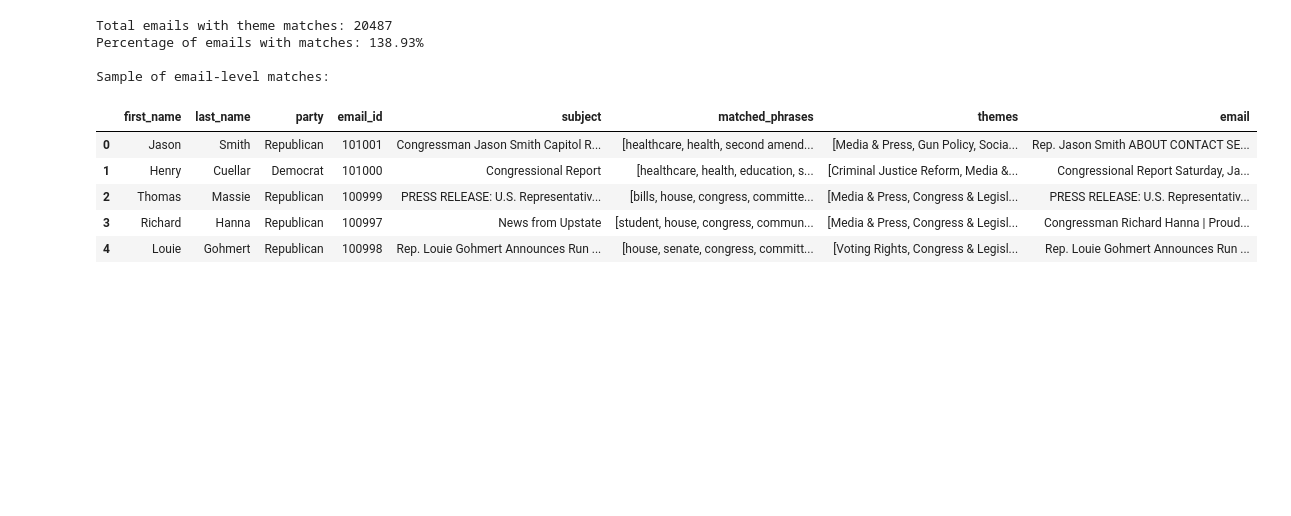
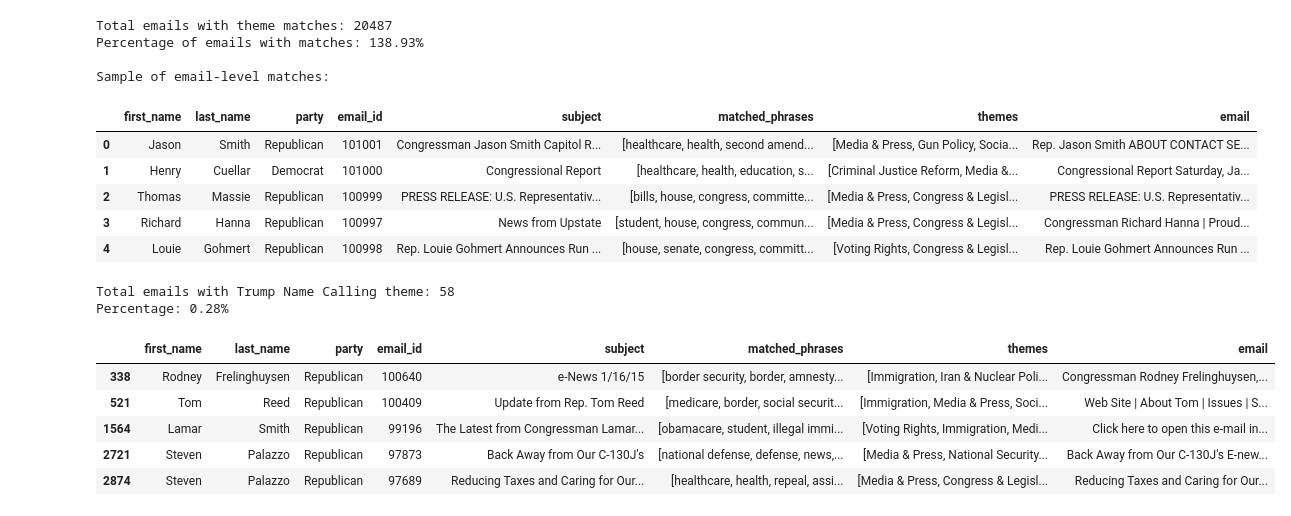
Before and after one commit to marobinette/cfd-project-ds1, a Jupyter notebook: notebooks/email_themes.ipynb, the cells around one changed output. Cells and saved outputs as stored; diff of their text form; code cells hidden in the pictures; blank space fills up the shorter version.

```diff
--- a/notebooks/email_themes.ipynb
+++ b/notebooks/email_themes.ipynb
@@ -450,7 +450,6 @@ THEMATIC_LEXICON = {
         'wacky omarosa',
         'governor moonbeam',  # Jerry Brown
         'gavin newscum',
-        'evita',  # AOC
         'old crow',  # McConnell
         'broken old crow',
         'cocaine mitch',
@@ -691,3 +690,23 @@ emails_email_matches_df.head(5)
 | 2 | Thomas | Massie | Republican | 100999 | PRESS RELEASE: U.S. Representativ... | [bills, house, congress, committe... | [Media & Press, Congress & Legisl... | PRESS RELEASE: U.S. Representativ... |
 | 3 | Richard | Hanna | Republican | 100997 | News from Upstate | [student, house, congress, commun... | [Media & Press, Congress & Legisl... | Congressman Richard Hanna | Proud... |
 | 4 | Louie | Gohmert | Republican | 100998 | Rep. Louie Gohmert Announces Run ... | [house, senate, congress, committ... | [Voting Rights, Congress & Legisl... | Rep. Louie Gohmert Announces Run ... |
+# %%
+
+# Filter for rows where 'Trump Name Calling' is in the themes list
+trump_namecalling_df = emails_email_matches_df[emails_email_matches_df['themes'].apply(lambda x: 'Trump Name Calling' in x)]
+
+# Display the results
+print(f"Total emails with Trump Name Calling theme: {len(trump_namecalling_df)}")
+print(f"Percentage: {len(trump_namecalling_df)/len(df)*100:.2f}%")
+
+# View the dataframe
+trump_namecalling_df.head(5)
+# %% [output]
+Total emails with Trump Name Calling theme: 58
+Percentage: 0.28%
+|  | first_name | last_name | party | email_id | subject | matched_phrases | themes | email |
+| 338 | Rodney | Frelinghuysen | Republican | 100640 | e-News 1/16/15 | [border security, border, amnesty... | [Immigration, Iran & Nuclear Poli... | Congressman Rodney Frelinghuysen,... |
+| 521 | Tom | Reed | Republican | 100409 | Update from Rep. Tom Reed | [medicare, border, social securit... | [Immigration, Media & Press, Soci... | Web Site | About Tom | Issues | S... |
+| 1564 | Lamar | Smith | Republican | 99196 | The Latest from Congressman Lamar... | [obamacare, student, illegal immi... | [Voting Rights, Immigration, Medi... | Click here to open this e-mail in... |
+| 2721 | Steven | Palazzo | Republican | 97873 | Back Away from Our C-130J's | [national defense, defense, news,... | [Media & Press, National Security... | Back Away from Our C-130J's E-new... |
+| 2874 | Steven | Palazzo | Republican | 97689 | Reducing Taxes and Caring for Our... | [healthcare, health, repeal, assi... | [Media & Press, Congress & Legisl... | Reducing Taxes and Caring for Our... |
```
Also changed, not shown: 1 other file.
